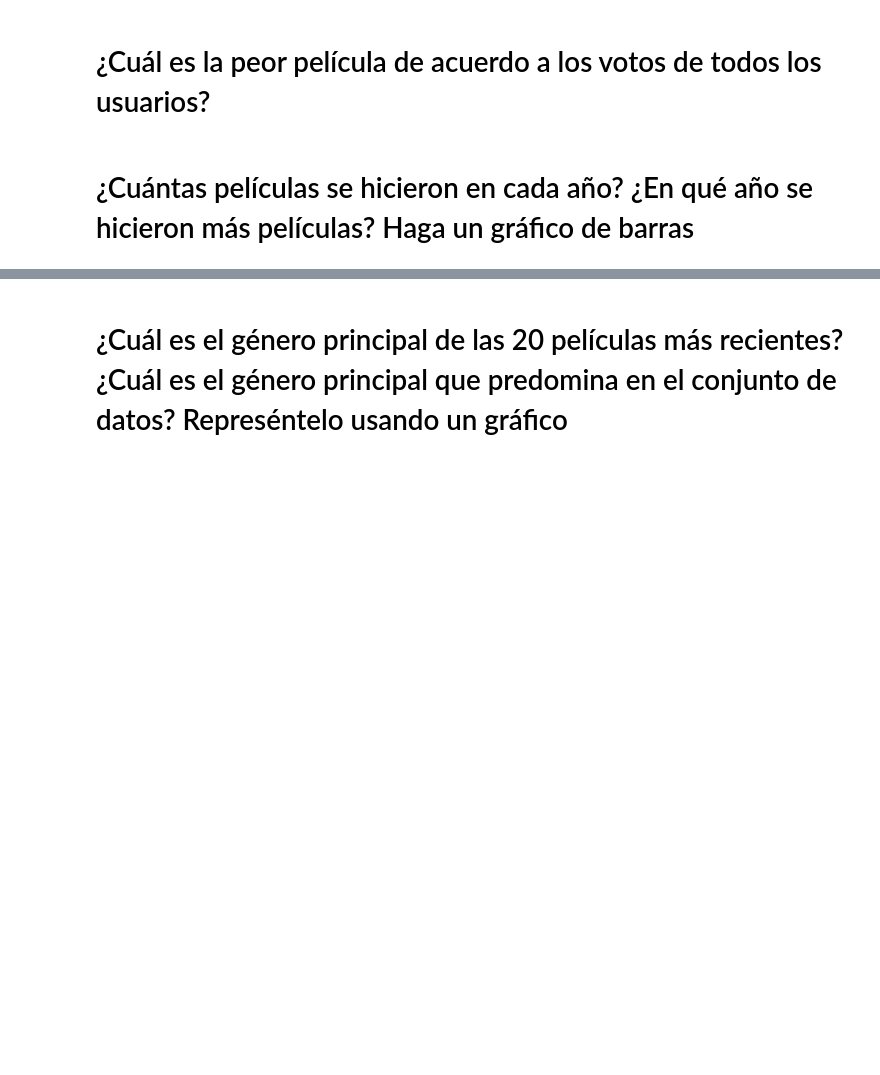
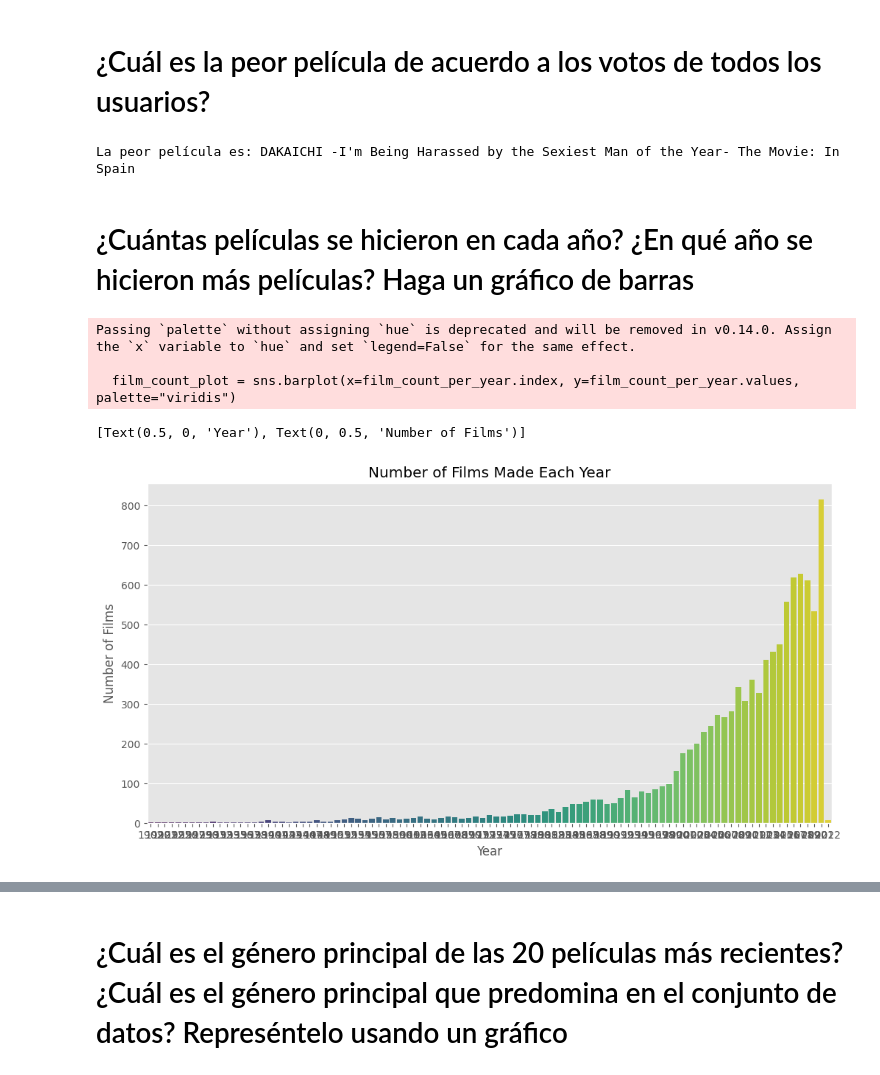
Before and after one commit to bl33h/moviesExploratoryAnalysis, a Jupyter notebook: movies.ipynb, the cells around one changed output, grey strips where cells are left out. Saved outputs shown, nothing was run; the diff lists cells and outputs as text; code cells hidden in the pictures; blank space fills up the shorter version.

```diff
--- a/movies.ipynb
+++ b/movies.ipynb
@@ -393,5 +369,24 @@ print(top_10)
 3511  Inception      30788
 # %% [markdown]
 # ¿Cuál es la peor película de acuerdo a los votos de todos los usuarios?
+# %%
+worst_movie = df.loc[df['voteAvg'].idxmin()]['title']
+print("La peor película es: " + worst_movie)
+# %% [output]
+La peor película es: DAKAICHI -I'm Being Harassed by the Sexiest Man of the Year- The Movie: In Spain
 # %% [markdown]
 # ¿Cuántas películas se hicieron en cada año? ¿En qué año se hicieron más películas? Haga un gráfico de barras
+# %%
+df['releaseYear'] = pd.to_datetime(df['releaseDate']).dt.year
+film_count_per_year = df['releaseYear'].value_counts()
+year_with_most_films = film_count_per_year.idxmax()
+plt.figure(figsize=(12, 6))
+film_count_plot = sns.barplot(x=film_count_per_year.index, y=film_count_per_year.values, palette="viridis")
+film_count_plot.set_title('Number of Films Made Each Year')
+film_count_plot.set(xlabel='Year', ylabel='Number of Films')
+# %% [output]
+Passing `palette` without assigning `hue` is deprecated and will be removed in v0.14.0. Assign the `x` variable to `hue` and set `legend=False` for the same effect.
+
+  film_count_plot = sns.barplot(x=film_count_per_year.index, y=film_count_per_year.values, palette="viridis")
+[Text(0.5, 0, 'Year'), Text(0, 0.5, 'Number of Films')]
+[figure, added]
```
Also changed, not shown: parts of 31 cells of this notebook.
